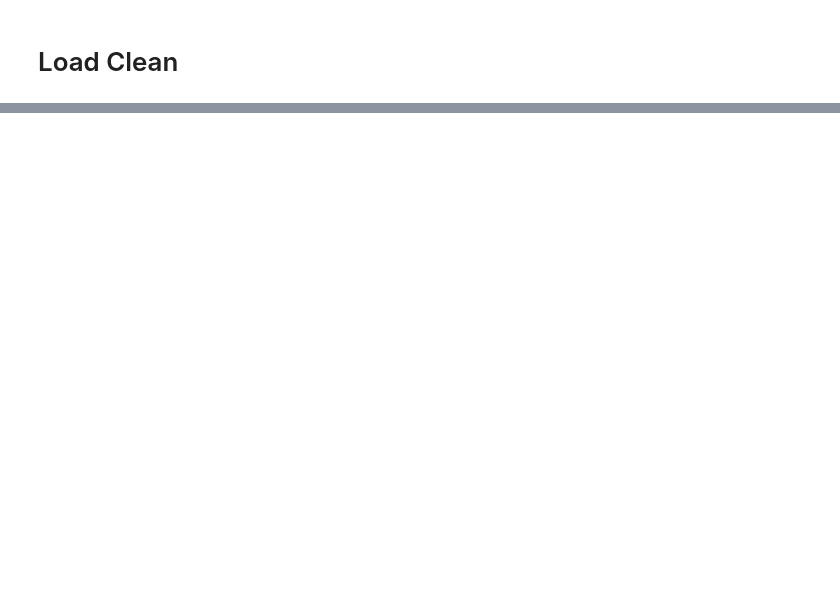
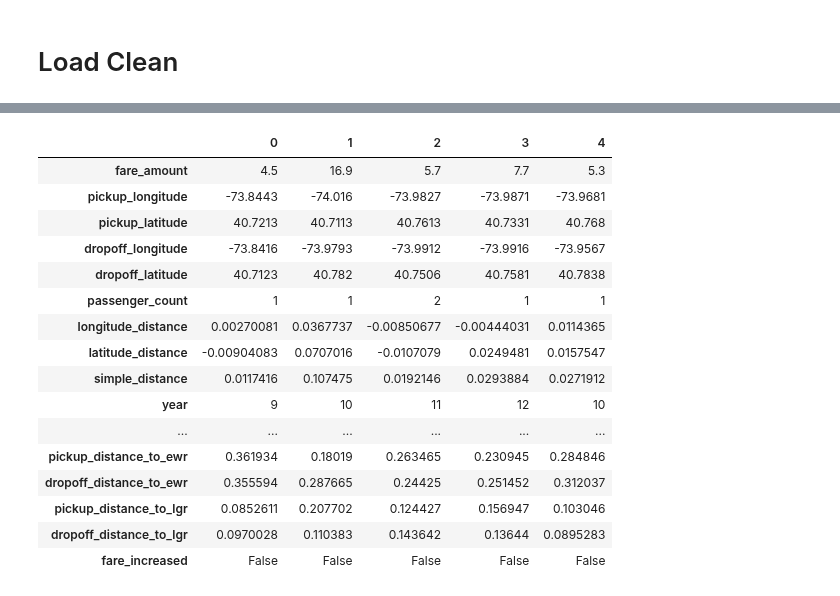
Before and after one commit to szeleeteo/kaggle, a Jupyter notebook: new-york-city-taxi-fare-prediction/new-york-city-taxi-fare-prediction_Data_Cleaning_v05.ipynb, the cells around one changed output, grey strips where cells are left out. Cells and saved outputs as stored; diff of their text form; code cells hidden in the pictures; blank space fills up the shorter version.

```diff
--- a/new-york-city-taxi-fare-prediction/new-york-city-taxi-fare-prediction_Data_Cleaning_v05.ipynb
+++ b/new-york-city-taxi-fare-prediction/new-york-city-taxi-fare-prediction_Data_Cleaning_v05.ipynb
@@ -748,0 +920,20 @@ test_df.info()
+# %%
+train_df.head().T
+# %% [output]
+|  | 0 | 1 | 2 | 3 | 4 |
+| fare_amount | 4.5 | 16.9 | 5.7 | 7.7 | 5.3 |
+| pickup_longitude | -73.8443 | -74.016 | -73.9827 | -73.9871 | -73.9681 |
+| pickup_latitude | 40.7213 | 40.7113 | 40.7613 | 40.7331 | 40.768 |
+| dropoff_longitude | -73.8416 | -73.9793 | -73.9912 | -73.9916 | -73.9567 |
+| dropoff_latitude | 40.7123 | 40.782 | 40.7506 | 40.7581 | 40.7838 |
+| passenger_count | 1 | 1 | 2 | 1 | 1 |
+| longitude_distance | 0.00270081 | 0.0367737 | -0.00850677 | -0.00444031 | 0.0114365 |
+| latitude_distance | -0.00904083 | 0.0707016 | -0.0107079 | 0.0249481 | 0.0157547 |
+| simple_distance | 0.0117416 | 0.107475 | 0.0192146 | 0.0293884 | 0.0271912 |
+| year | 9 | 10 | 11 | 12 | 10 |
+| ... | ... | ... | ... | ... | ... |
+| pickup_distance_to_ewr | 0.361934 | 0.18019 | 0.263465 | 0.230945 | 0.284846 |
+| dropoff_distance_to_ewr | 0.355594 | 0.287665 | 0.24425 | 0.251452 | 0.312037 |
+| pickup_distance_to_lgr | 0.0852611 | 0.207702 | 0.124427 | 0.156947 | 0.103046 |
+| dropoff_distance_to_lgr | 0.0970028 | 0.110383 | 0.143642 | 0.13644 | 0.0895283 |
+| fare_increased | False | False | False | False | False |
```
Also changed, not shown: parts of 64 cells of this notebook, 2 other files.
